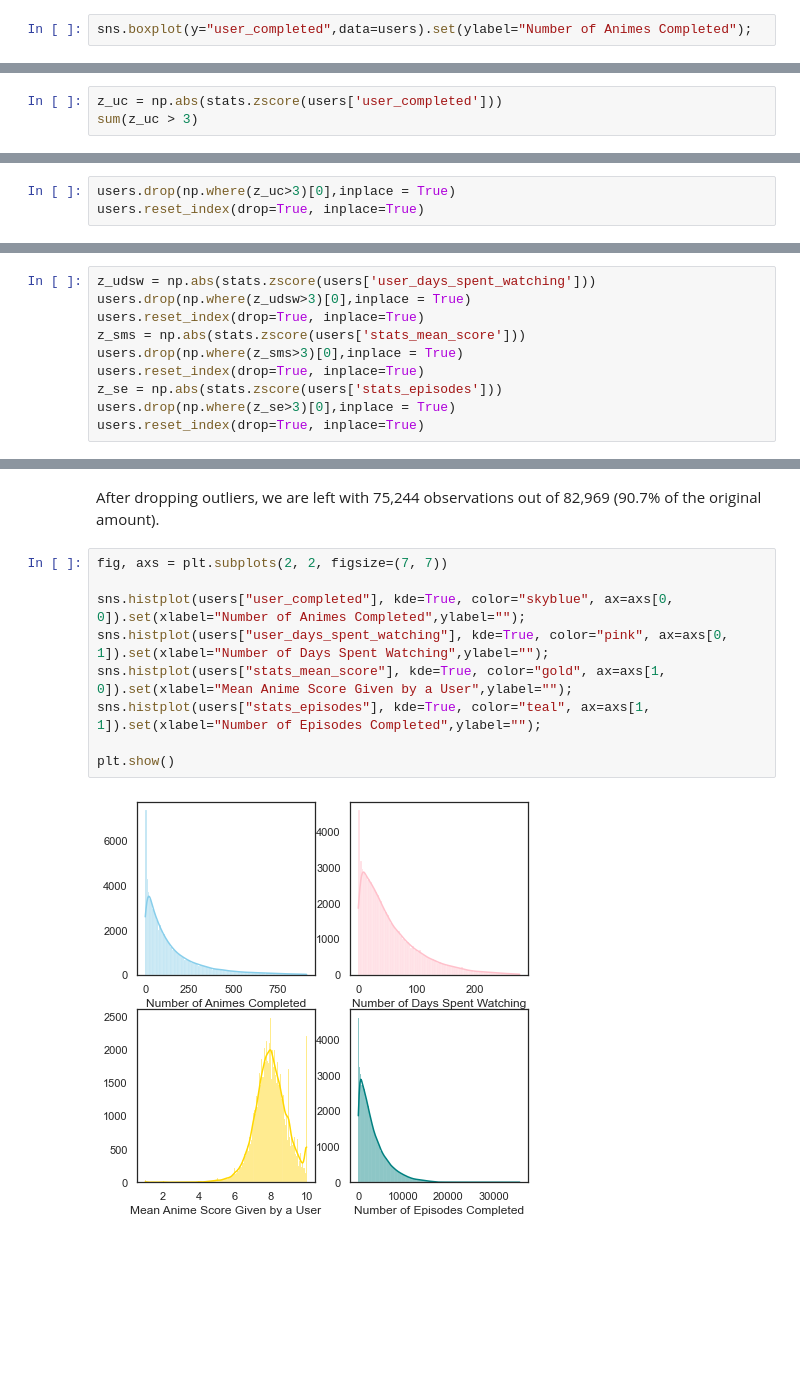
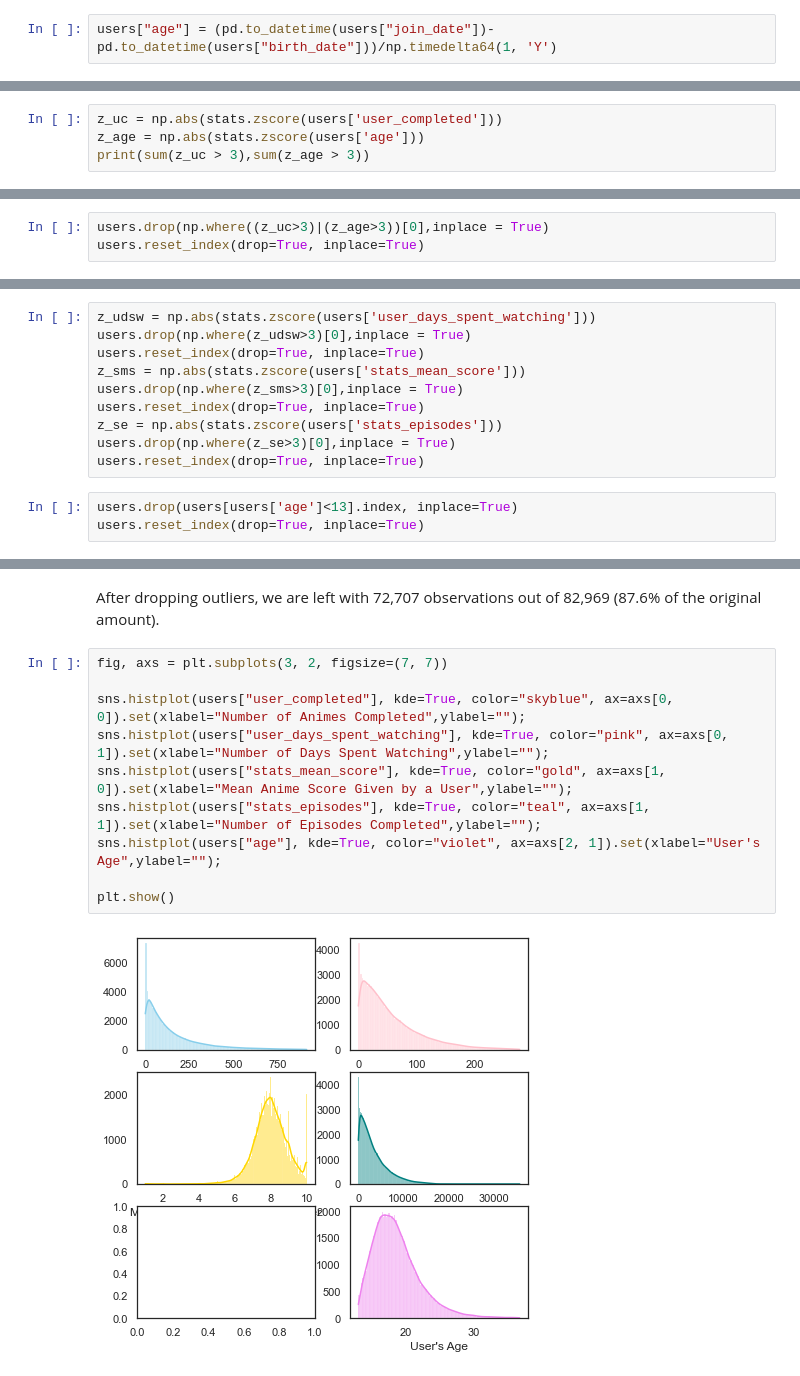
Before and after one commit to sashagryshchenko/ReccomendationEngine, a Jupyter notebook: RecommendationEngine.ipynb, the cells around one changed output, grey strips where cells are left out. Cells and saved outputs as stored; diff of their text form; blank space fills up the shorter version.

```diff
--- a/RecommendationEngine.ipynb
+++ b/RecommendationEngine.ipynb
@@ -234,2 +236,2 @@ We will now check the distribution of the data for the numeric variables to see
 # %%
-sns.boxplot(y="user_completed",data=users).set(ylabel="Number of Animes Completed");
+users["age"] = (pd.to_datetime(users["join_date"])-pd.to_datetime(users["birth_date"]))/np.timedelta64(1, 'Y')
@@ -241,5 +250,6 @@ Plot above shows the boxplot for the number of animes users completed. It seems
 from scipy import stats
 # %%
 z_uc = np.abs(stats.zscore(users['user_completed']))
-sum(z_uc > 3)
+z_age = np.abs(stats.zscore(users['age']))
+print(sum(z_uc > 3),sum(z_age > 3))
 # %% [output]
@@ -249,5 +259,5 @@ We find that there are 1,417 observations that can be considered outliers - thes
 # %%
-users.drop(np.where(z_uc>3)[0],inplace = True)
+users.drop(np.where((z_uc>3)|(z_age>3))[0],inplace = True)
 users.reset_index(drop=True, inplace=True)
 # %% [markdown]
 Same should be done for the remaining numeric variables.
@@ -261,6 +271,9 @@ users.reset_index(drop=True, inplace=True)
 z_se = np.abs(stats.zscore(users['stats_episodes']))
 users.drop(np.where(z_se>3)[0],inplace = True)
 users.reset_index(drop=True, inplace=True)
+# %%
+users.drop(users[users['age']<13].index, inplace=True)
+users.reset_index(drop=True, inplace=True)
 # %%
 users.shape
 # %% [output]
@@ -268,13 +281,14 @@ users.shape
 # %% [markdown]
-After dropping outliers, we are left with 75,244 observations out of 82,969 (90.7\% of the original amount).
+After dropping outliers, we are left with 72,707 observations out of 82,969 (87.6\% of the original amount).
 # %%
-fig, axs = plt.subplots(2, 2, figsize=(7, 7))
+fig, axs = plt.subplots(3, 2, figsize=(7, 7))
 
 sns.histplot(users["user_completed"], kde=True, color="skyblue", ax=axs[0, 0]).set(xlabel="Number of Animes Completed",ylabel="");
 sns.histplot(users["user_days_spent_watching"], kde=True, color="pink", ax=axs[0, 1]).set(xlabel="Number of Days Spent Watching",ylabel="");
 sns.histplot(users["stats_mean_score"], kde=True, color="gold", ax=axs[1, 0]).set(xlabel="Mean Anime Score Given by a User",ylabel="");
 sns.histplot(users["stats_episodes"], kde=True, color="teal", ax=axs[1, 1]).set(xlabel="Number of Episodes Completed",ylabel="");
+sns.histplot(users["age"], kde=True, color="violet", ax=axs[2, 1]).set(xlabel="User's Age",ylabel="");
 
 plt.show()
 # %% [output]
-[figure, old version]
+[figure, new version]
```
Also changed, not shown: parts of 27 cells of this notebook.
